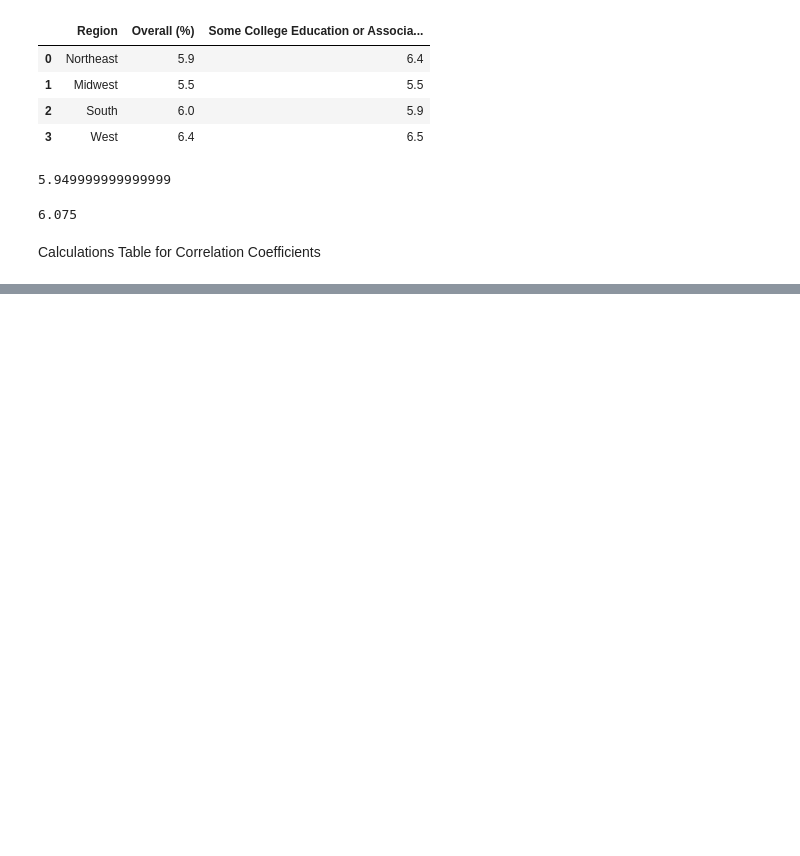
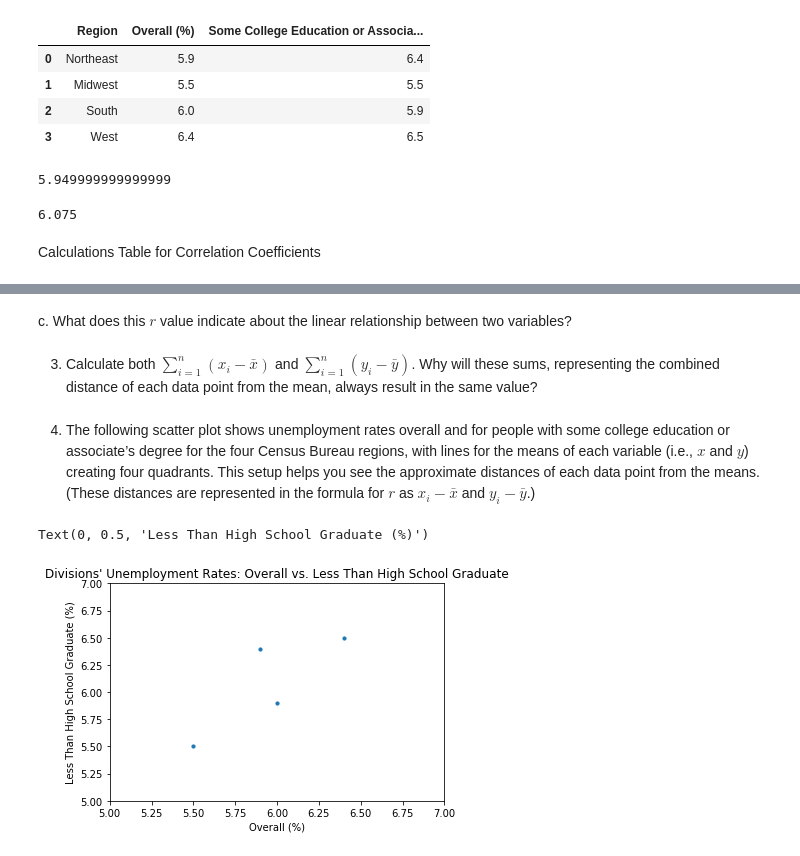
Before and after one commit to jarellymartin/census-notebooks, a Jupyter notebook: curriculum-notebooks/Applying Correlation Coefficients - Educational Attainment and Unemployment (V1).ipynb, the cells around one changed output, grey strips where cells are left out. Saved outputs shown, nothing was run; the diff lists cells and outputs as text; code cells hidden in the pictures; blank space fills up the shorter version.

```diff
--- a/curriculum-notebooks/Applying Correlation Coefficients - Educational Attainment and Unemployment (V1).ipynb
+++ b/curriculum-notebooks/Applying Correlation Coefficients - Educational Attainment and Unemployment (V1).ipynb
@@ -263,0 +285,18 @@ Calculations Table for Correlation Coefficients
+# %% [markdown]
+c. What does this $r$ value indicate about the linear relationship between two variables?
+# %% [markdown]
+3. Calculate both $\sum_{i=1}^n(x_i - \bar{x})$ and $\sum_{i=1}^n(y_i - \bar{y})$. Why will these sums, representing the combined distance of each data point from the mean, always result in the same value?
+# %% [markdown]
+4. The following scatter plot shows unemployment rates overall and for people with some college education or associate’s degree for the four Census Bureau regions, with lines for the means of each variable (i.e., $x$ and $y$) creating four quadrants. This setup helps you see the approximate distances of each data point from the means. (These distances are represented in the formula for $r$ as $x_i - \bar{x}$ and $y_i - \bar{y}$.)
+# %%
+plt.scatter(regions["Overall (%)"],
+           regions["Some College Education or Associate's Degree (%)"],s=10)
+
+plt.xlim(5,7)
+plt.ylim(5,7)
+plt.title("Divisions' Unemployment Rates: Overall vs. Less Than High School Graduate")
+plt.xlabel("Overall (%)")
+plt.ylabel("Less Than High School Graduate (%)")
+# %% [output]
+Text(0, 0.5, 'Less Than High School Graduate (%)')
+[figure, added]
```
Also changed, not shown: parts of 3 cells of this notebook.
